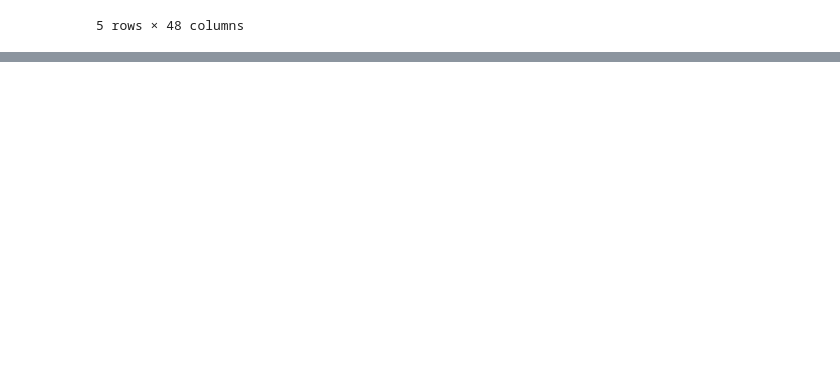
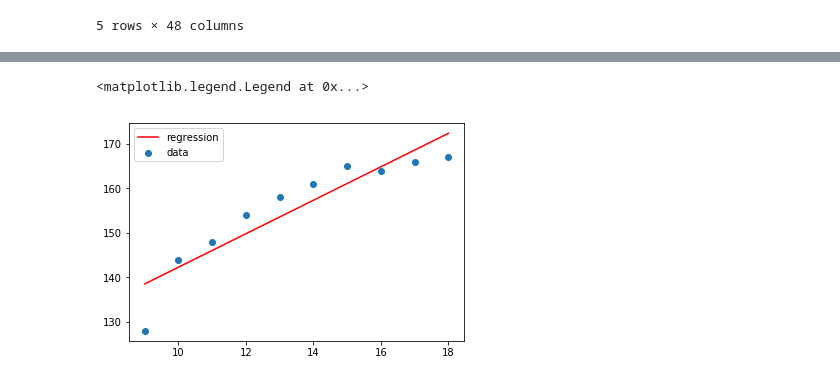
Before and after one commit to slieb74/NFL-Betting-Data, a Jupyter notebook: nfl_betting_data.ipynb, the cells around one changed output, grey strips where cells are left out. Drawn from its saved outputs; the diff is of its cells as text; code cells hidden in the pictures; blank space fills up the shorter version.

```diff
--- a/nfl_betting_data.ipynb
+++ b/nfl_betting_data.ipynb
@@ -371,3 +371,16 @@ df.tail()
 5 rows × 48 columns
 # %%
 df.to_csv('nfl_betting_df.csv')
+# %%
+ages = list(range(9,19))
+avg_heights = [128,144,148,154,158,161,165,164,166,167]
+
+#height = 3.76*age + 104.7
+y = [3.76*age + 104.7 for age in ages]
+
+r=.92
+
+#plot data and regression line
+#transform using log transformation
+#perform regression analysis
+y
@@ -373,0 +398,7 @@ df.to_csv('nfl_betting_df.csv')
+# %%
+plt.scatter(ages,avg_heights,label='data')
+plt.plot(ages,y,label='regression',c='r')
+plt.legend()
+# %% [output]
+<matplotlib.legend.Legend at 0x...>
+[figure, added]
```
Also changed, not shown: parts of 4 cells of this notebook.
